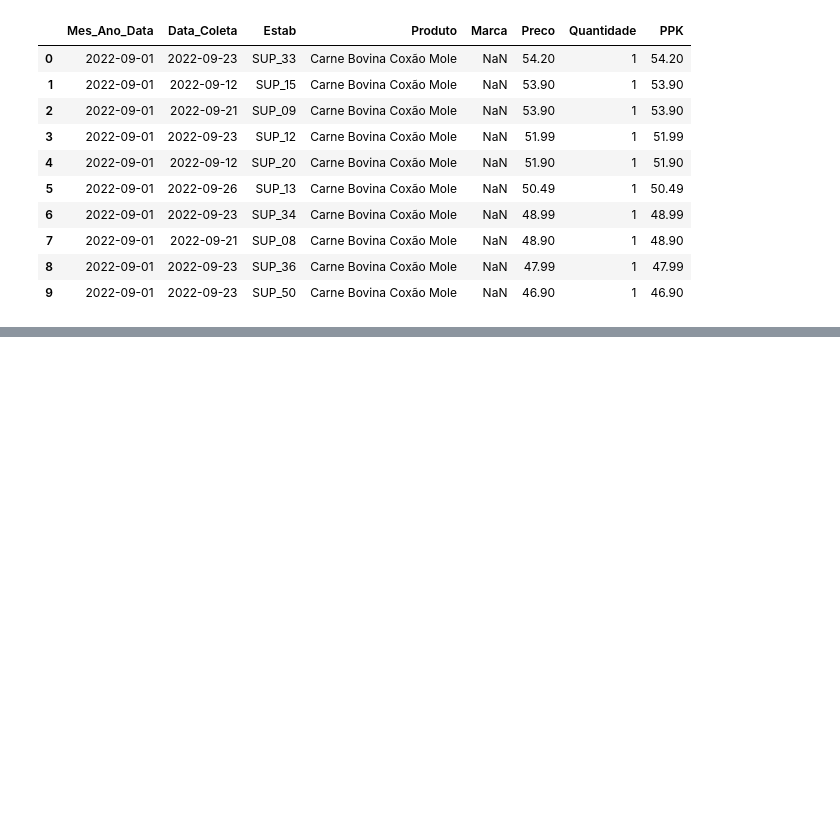
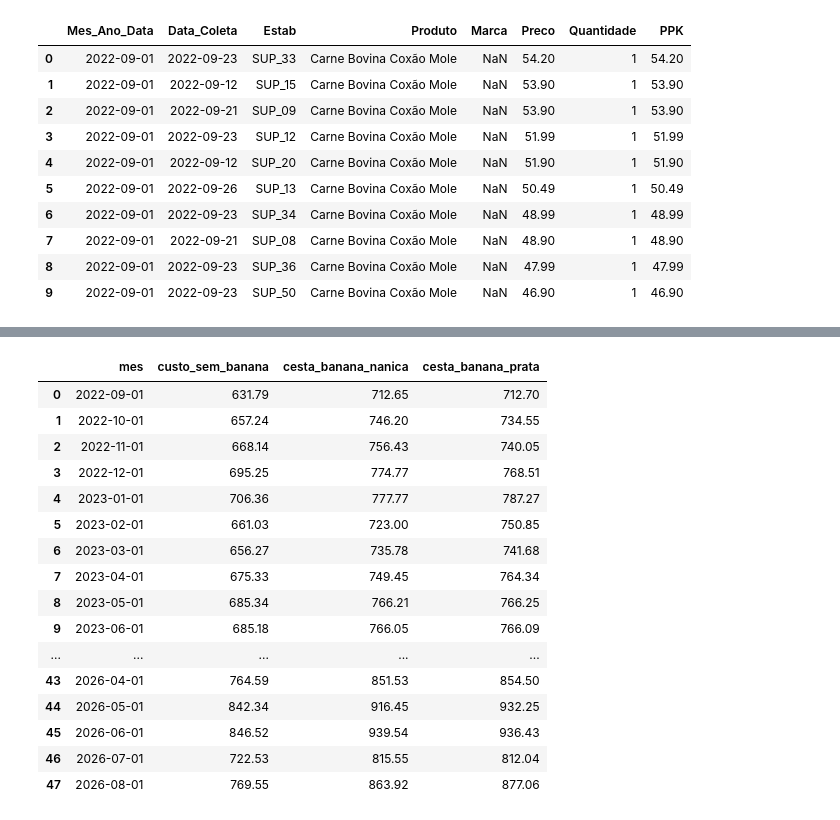
Before and after one commit to Lucas-Ibrahim/cesta-basica-analise, a Jupyter notebook: notebooks/02_acessibilidade.ipynb, the cells around one changed output, grey strips where cells are left out. Drawn from its saved outputs; the diff is of its cells as text; code cells hidden in the pictures; blank space fills up the shorter version.

```diff
--- a/notebooks/02_acessibilidade.ipynb
+++ b/notebooks/02_acessibilidade.ipynb
@@ -420,0 +879,66 @@ PRIMEIROS REGISTROS:
+# %%
+# Quantidades mensais utilizadas no cálculo da cesta
+quantidades = {
+    "Carne Bovina Coxão Mole": 6.0,
+    "Leite": 7.5,
+    "Feijão": 4.5,
+    "Arroz": 3.0,
+    "Farinha de Trigo": 1.5,
+    "Batata": 6.0,
+    "Tomate": 9.0,
+    "Pão Francês": 6.0,
+    "Café": 0.6,
+    "Açúcar": 3.0,
+    "Óleo": 0.813,
+    "Manteiga": 0.75
+}
+
+# Transformar os preços mensais em uma tabela
+precos_mensais = df_mensal.pivot(
+    index="mes",
+    columns="produto",
+    values="ppk_mediana"
+)
+
+# Calcular o custo dos produtos que não são banana
+custo_base = sum(
+    precos_mensais[produto] * quantidade
+    for produto, quantidade in quantidades.items()
+)
+
+# Calcular os dois cenários de banana separadamente
+custo_nanica = custo_base + (
+    precos_mensais["Banana Nanica"] * 13.5
+)
+
+custo_prata = custo_base + (
+    precos_mensais["Banana Prata"] * 9.0
+)
+
+# Organizar os resultados
+resultado_cesta = pd.DataFrame({
+    "mes": precos_mensais.index,
+    "custo_sem_banana": custo_base.values,
+    "cesta_banana_nanica": custo_nanica.values,
+    "cesta_banana_prata": custo_prata.values
+})
+
+display(resultado_cesta.round(2))
+# %% [output]
+|  | mes | custo_sem_banana | cesta_banana_nanica | cesta_banana_prata |
+| 0 | 2022-09-01 | 631.79 | 712.65 | 712.70 |
+| 1 | 2022-10-01 | 657.24 | 746.20 | 734.55 |
+| 2 | 2022-11-01 | 668.14 | 756.43 | 740.05 |
+| 3 | 2022-12-01 | 695.25 | 774.77 | 768.51 |
+| 4 | 2023-01-01 | 706.36 | 777.77 | 787.27 |
+| 5 | 2023-02-01 | 661.03 | 723.00 | 750.85 |
+| 6 | 2023-03-01 | 656.27 | 735.78 | 741.68 |
+| 7 | 2023-04-01 | 675.33 | 749.45 | 764.34 |
+| 8 | 2023-05-01 | 685.34 | 766.21 | 766.25 |
+| 9 | 2023-06-01 | 685.18 | 766.05 | 766.09 |
+| ... | ... | ... | ... | ... |
+| 43 | 2026-04-01 | 764.59 | 851.53 | 854.50 |
+| 44 | 2026-05-01 | 842.34 | 916.45 | 932.25 |
+| 45 | 2026-06-01 | 846.52 | 939.54 | 936.43 |
+| 46 | 2026-07-01 | 722.53 | 815.55 | 812.04 |
+| 47 | 2026-08-01 | 769.55 | 863.92 | 877.06 |
```
Also changed, not shown: parts of 14 cells of this notebook.
